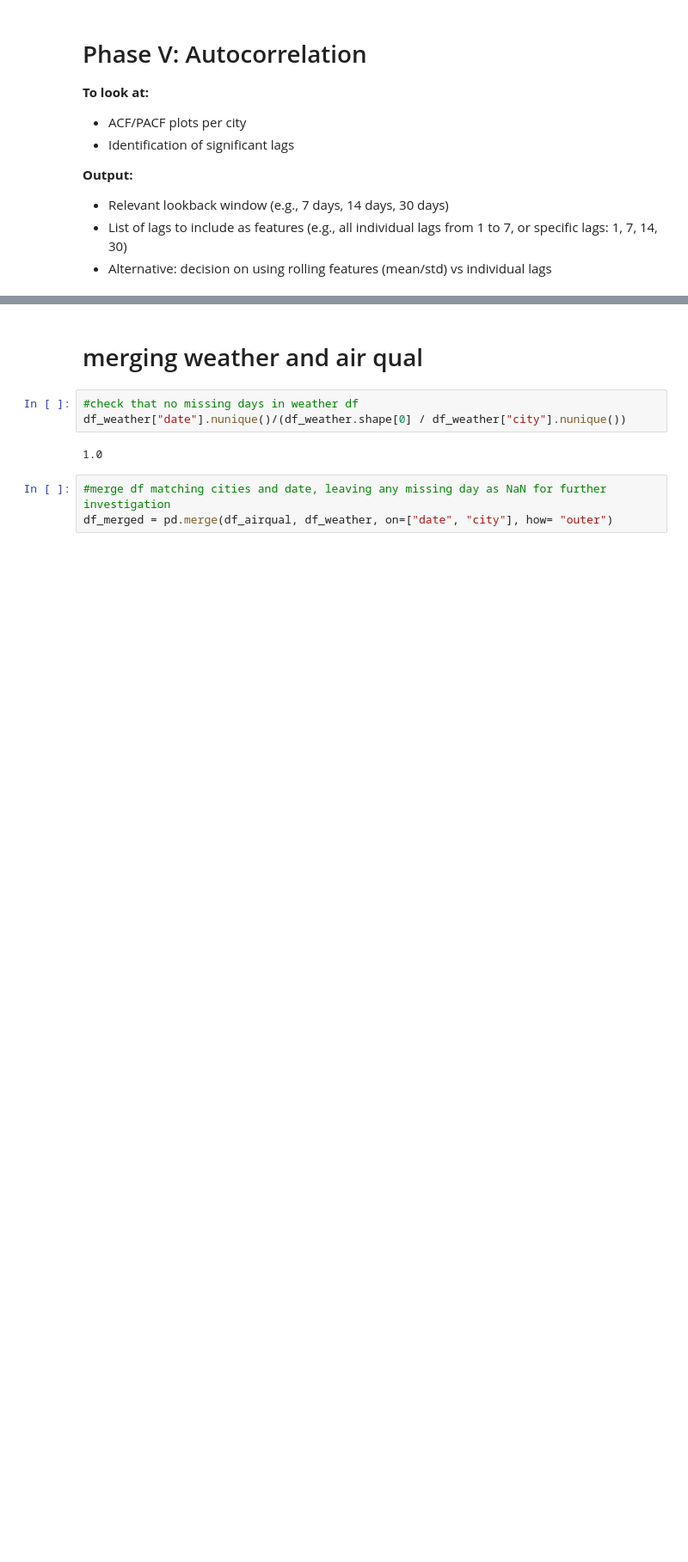
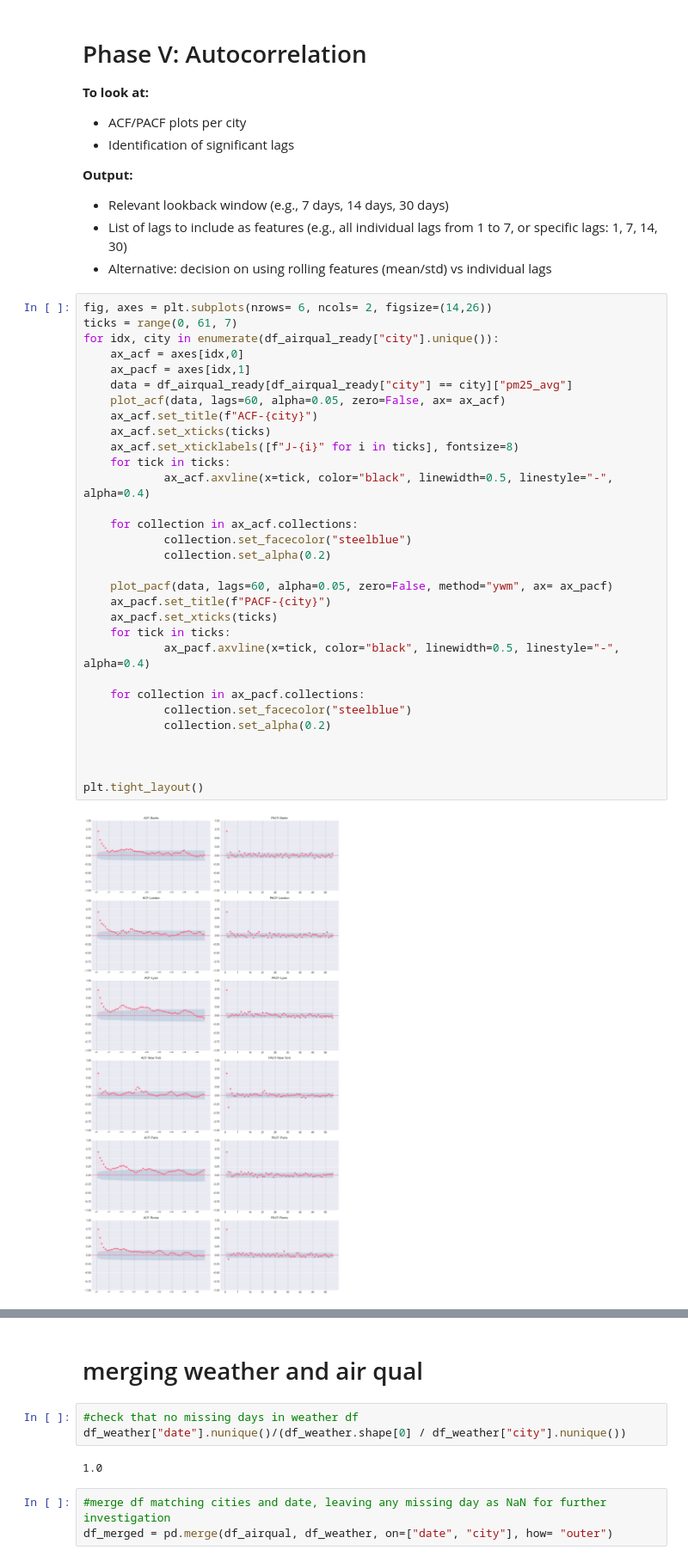
Before and after one commit to PabloRougerie/breathe_project, a Jupyter notebook: notebooks/eda.ipynb, the cells around one changed output, grey strips where cells are left out. Shown at 86% size. Drawn from its saved outputs; the diff is of its cells as text; blank space fills up the shorter version.

Commit message:
chore(eda): add ACF/PACF plots for autocorrelation analysis

```diff
--- a/notebooks/eda.ipynb
+++ b/notebooks/eda.ipynb
@@ -710,3 +710,36 @@ relevance will be assessed via feature importance post-training.
 - Relevant lookback window (e.g., 7 days, 14 days, 30 days)
 - List of lags to include as features (e.g., all individual lags from 1 to 7, or specific lags: 1, 7, 14, 30)
 - Alternative: decision on using rolling features (mean/std) vs individual lags
+# %%
+fig, axes = plt.subplots(nrows= 6, ncols= 2, figsize=(14,26))
+ticks = range(0, 61, 7)
+for idx, city in enumerate(df_airqual_ready["city"].unique()):
+    ax_acf = axes[idx,0]
+    ax_pacf = axes[idx,1]
+    data = df_airqual_ready[df_airqual_ready["city"] == city]["pm25_avg"]
+    plot_acf(data, lags=60, alpha=0.05, zero=False, ax= ax_acf)
+    ax_acf.set_title(f"ACF-{city}")
+    ax_acf.set_xticks(ticks)
+    ax_acf.set_xticklabels([f"J-{i}" for i in ticks], fontsize=8)
+    for tick in ticks:
+            ax_acf.axvline(x=tick, color="black", linewidth=0.5, linestyle="-", alpha=0.4)
+
+    for collection in ax_acf.collections:
+            collection.set_facecolor("steelblue")
+            collection.set_alpha(0.2)
+
+    plot_pacf(data, lags=60, alpha=0.05, zero=False, method="ywm", ax= ax_pacf)
+    ax_pacf.set_title(f"PACF-{city}")
+    ax_pacf.set_xticks(ticks)
+    for tick in ticks:
+            ax_pacf.axvline(x=tick, color="black", linewidth=0.5, linestyle="-", alpha=0.4)
+
+    for collection in ax_pacf.collections:
+            collection.set_facecolor("steelblue")
+            collection.set_alpha(0.2)
+
+
+
+plt.tight_layout()
+# %% [output]
+[figure, added]
```
Also changed, not shown: parts of 1 cell of this notebook.
